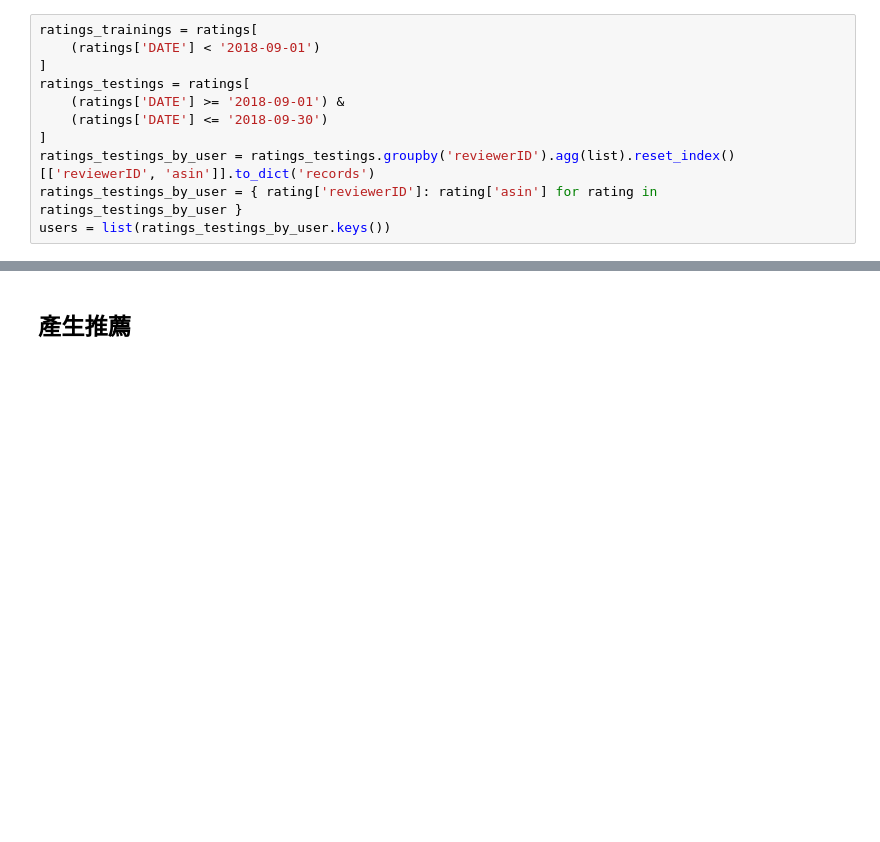
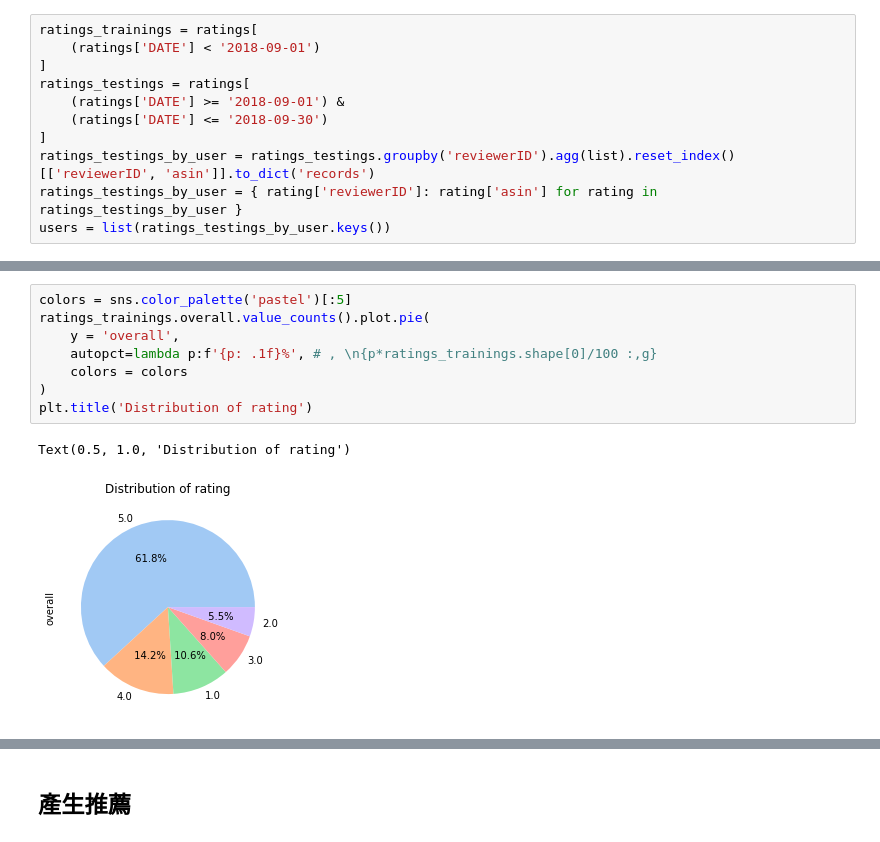
Before and after one commit to yuchiahung/ALPHACamp_Recsys_course, a Jupyter notebook: sample.ipynb, the cells around one changed output, grey strips where cells are left out. Drawn from its saved outputs; the diff is of its cells as text; blank space fills up the shorter version.

```diff
--- a/sample.ipynb
+++ b/sample.ipynb
@@ -63,0 +219,11 @@ users = list(ratings_testings_by_user.keys())
+# %%
+colors = sns.color_palette('pastel')[:5]
+ratings_trainings.overall.value_counts().plot.pie(
+    y = 'overall',
+    autopct=lambda p:f'{p: .1f}%', # , \n{p*ratings_trainings.shape[0]/100 :,g}
+    colors = colors
+)
+plt.title('Distribution of rating')
+# %% [output]
+Text(0.5, 1.0, 'Distribution of rating')
+[figure, added]
```
Also changed, not shown: parts of 38 cells of this notebook.
